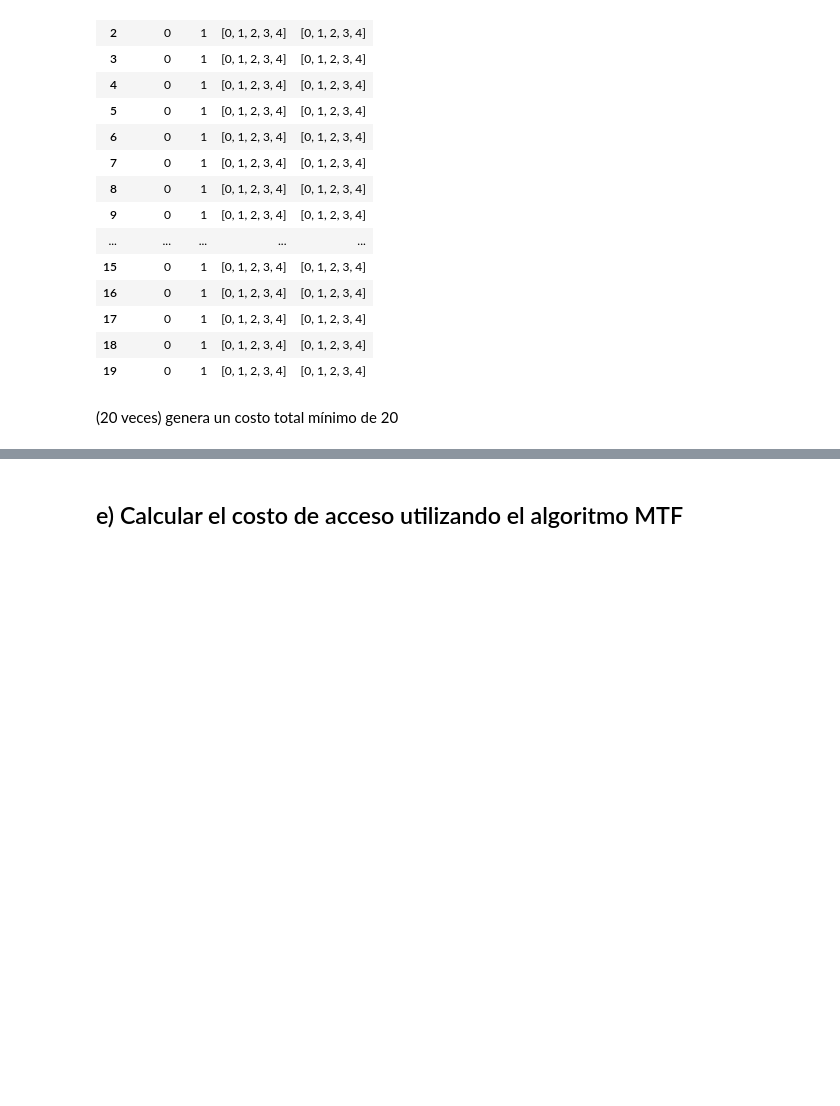
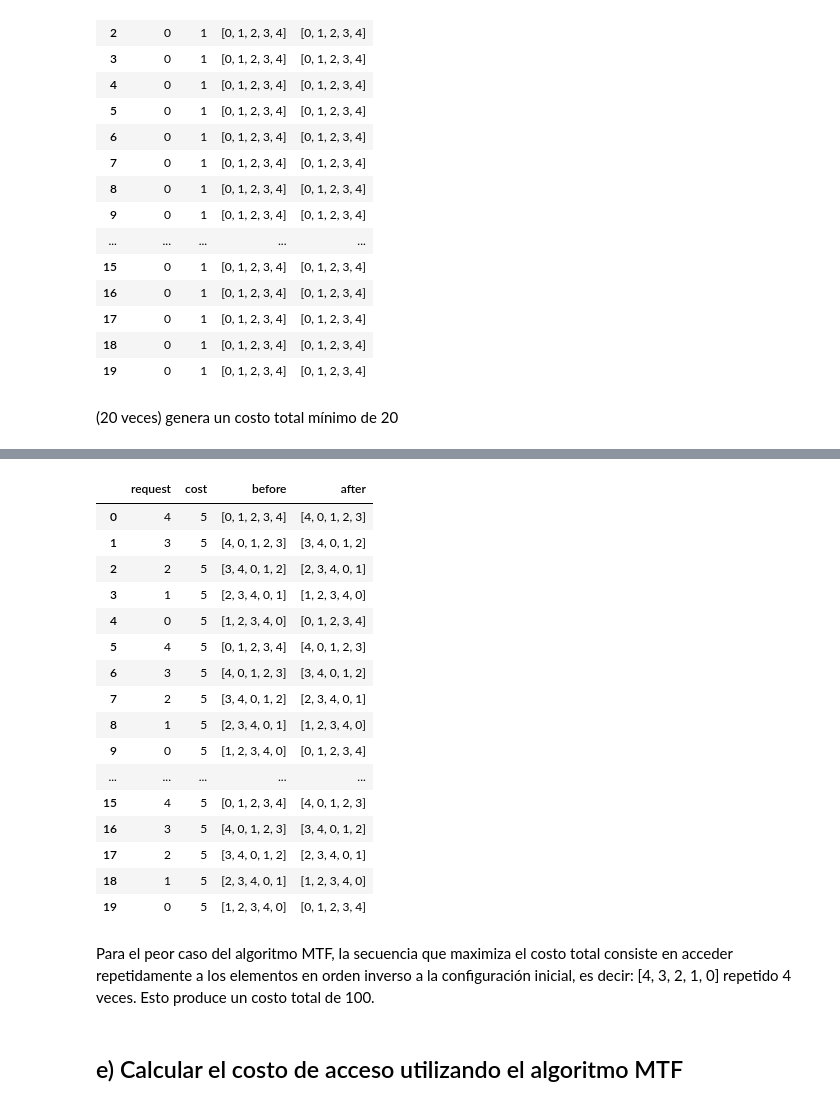
Before and after one commit to xtsebas/MTF-IMTF, a Jupyter notebook: Project.ipynb, the cells around one changed output, grey strips where cells are left out. Cells and saved outputs as stored; diff of their text form; code cells hidden in the pictures; blank space fills up the shorter version.

```diff
--- a/Project.ipynb
+++ b/Project.ipynb
@@ -105,3 +107,38 @@ df
+# %%
+
+config = [0, 1, 2, 3, 4]
+
+
+requests = [4, 3, 2, 1, 0] * 4  # Repetimos este patrón para alcanzar 20 solicitudes
+
+# Ejecutamos el algoritmo
+total, history = move_to_front(config.copy(), requests)
+
+
+
+# Mostrar paso a paso
+df = pd.DataFrame(history)
+df
+# %% [output]
+|  | request | cost | before | after |
+| 0 | 4 | 5 | [0, 1, 2, 3, 4] | [4, 0, 1, 2, 3] |
+| 1 | 3 | 5 | [4, 0, 1, 2, 3] | [3, 4, 0, 1, 2] |
+| 2 | 2 | 5 | [3, 4, 0, 1, 2] | [2, 3, 4, 0, 1] |
+| 3 | 1 | 5 | [2, 3, 4, 0, 1] | [1, 2, 3, 4, 0] |
+| 4 | 0 | 5 | [1, 2, 3, 4, 0] | [0, 1, 2, 3, 4] |
+| 5 | 4 | 5 | [0, 1, 2, 3, 4] | [4, 0, 1, 2, 3] |
+| 6 | 3 | 5 | [4, 0, 1, 2, 3] | [3, 4, 0, 1, 2] |
+| 7 | 2 | 5 | [3, 4, 0, 1, 2] | [2, 3, 4, 0, 1] |
+| 8 | 1 | 5 | [2, 3, 4, 0, 1] | [1, 2, 3, 4, 0] |
+| 9 | 0 | 5 | [1, 2, 3, 4, 0] | [0, 1, 2, 3, 4] |
+| ... | ... | ... | ... | ... |
+| 15 | 4 | 5 | [0, 1, 2, 3, 4] | [4, 0, 1, 2, 3] |
+| 16 | 3 | 5 | [4, 0, 1, 2, 3] | [3, 4, 0, 1, 2] |
+| 17 | 2 | 5 | [3, 4, 0, 1, 2] | [2, 3, 4, 0, 1] |
+| 18 | 1 | 5 | [2, 3, 4, 0, 1] | [1, 2, 3, 4, 0] |
+| 19 | 0 | 5 | [1, 2, 3, 4, 0] | [0, 1, 2, 3, 4] |
+# %% [markdown]
+Para el peor caso del algoritmo MTF, la secuencia que maximiza el costo total consiste en acceder repetidamente a los elementos en orden inverso a la configuración inicial, es decir: [4, 3, 2, 1, 0] repetido 4 veces. Esto produce un costo total de 100.
 # %% [markdown]
 ## e) Calcular el costo de acceso utilizando el algoritmo MTF
 # %%
```
Also changed, not shown: parts of 1 cell of this notebook.
